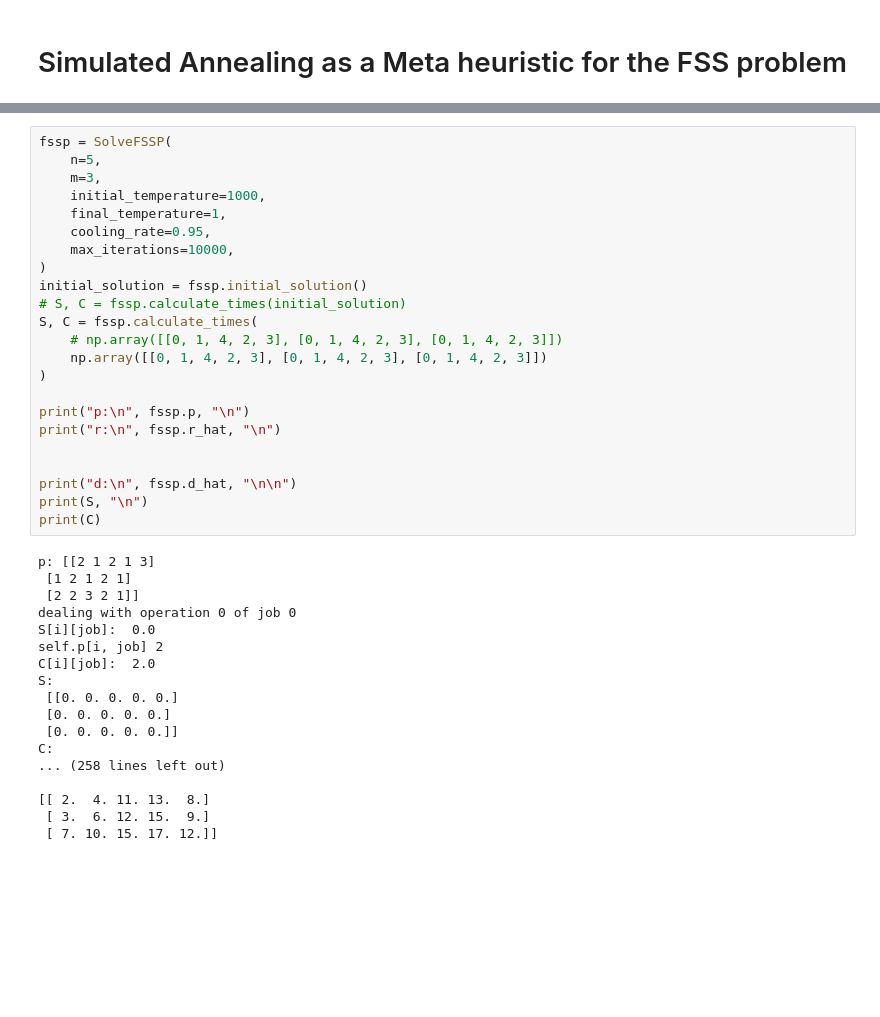
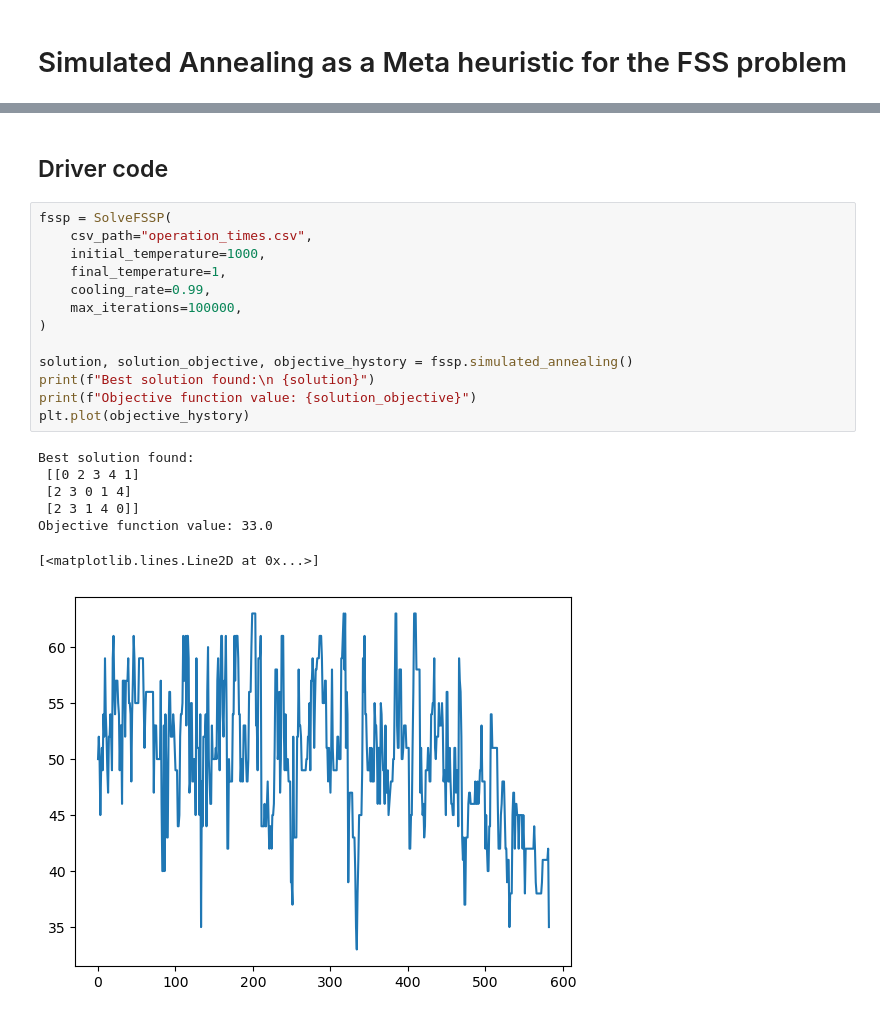
Before and after one commit to watermelonians/Simulated-Annealing-for-Flow-Shop-Schedule-Problem, a Jupyter notebook: solver.ipynb, the cells around one changed output, grey strips where cells are left out. Cells and saved outputs as stored; diff of their text form; blank space fills up the shorter version.

```diff
--- a/solver.ipynb
+++ b/solver.ipynb
@@ -147,42 +259,24 @@ class SolveFSSP:
         fig.show()
-# %%
-fssp = SolveFSSP(
-    n=5,
-    m=3,
-    initial_temperature=1000,
-    final_temperature=1,
-    cooling_rate=0.95,
-    max_iterations=10000,
-)
-initial_solution = fssp.initial_solution()
-# S, C = fssp.calculate_times(initial_solution)
-S, C = fssp.calculate_times(
-    # np.array([[0, 1, 4, 2, 3], [0, 1, 4, 2, 3], [0, 1, 4, 2, 3]])
-    np.array([[0, 1, 4, 2, 3], [0, 1, 4, 2, 3], [0, 1, 4, 2, 3]])
-)
-
-print("p:\n", fssp.p, "\n")
-print("r:\n", fssp.r_hat, "\n")
-
-
-print("d:\n", fssp.d_hat, "\n\n")
-print(S, "\n")
-print(C)
-# %% [output]
-p: [[2 1 2 1 3]
- [1 2 1 2 1]
- [2 2 3 2 1]]
-dealing with operation 0 of job 0
-S[i][job]:  0.0
-self.p[i, job] 2
-C[i][job]:  2.0
-S:
- [[0. 0. 0. 0. 0.]
- [0. 0. 0. 0. 0.]
- [0. 0. 0. 0. 0.]]
-C:
-... (258 lines left out)
-
-[[ 2.  4. 11. 13.  8.]
- [ 3.  6. 12. 15.  9.]
- [ 7. 10. 15. 17. 12.]]
+# %% [markdown]
+## Driver code
+# %%
+fssp = SolveFSSP(
+    csv_path="operation_times.csv",
+    initial_temperature=1000,
+    final_temperature=1,
+    cooling_rate=0.99,
+    max_iterations=100000,
+)
+
+solution, solution_objective, objective_hystory = fssp.simulated_annealing()
+print(f"Best solution found:\n {solution}")
+print(f"Objective function value: {solution_objective}")
+plt.plot(objective_hystory)
+# %% [output]
+Best solution found:
+ [[0 2 3 4 1]
+ [2 3 0 1 4]
+ [2 3 1 4 0]]
+Objective function value: 33.0
+[<matplotlib.lines.Line2D at 0x...>]
+[figure, added]
```
Also changed, not shown: parts of 3 cells of this notebook, 1 other file.
